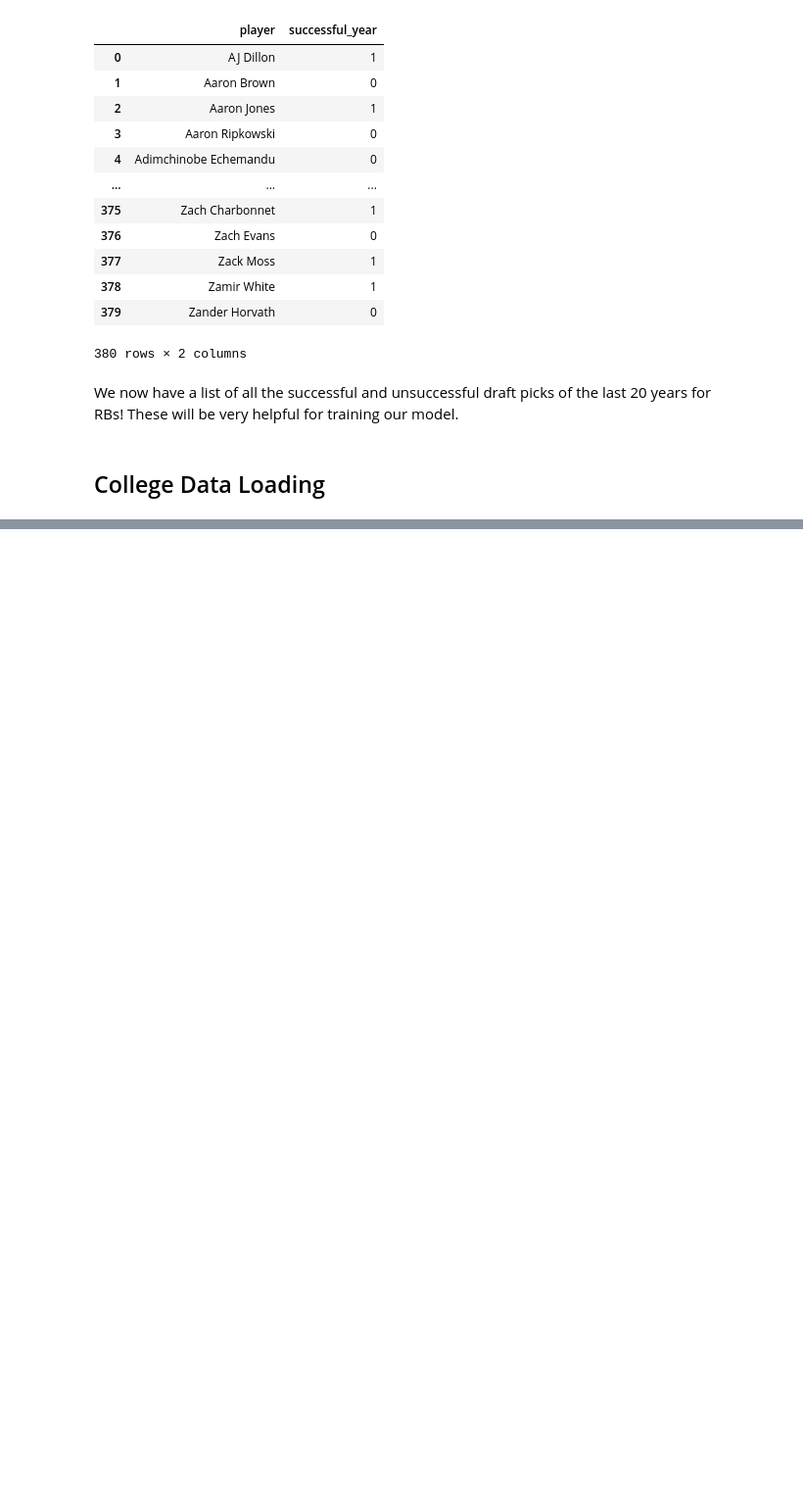
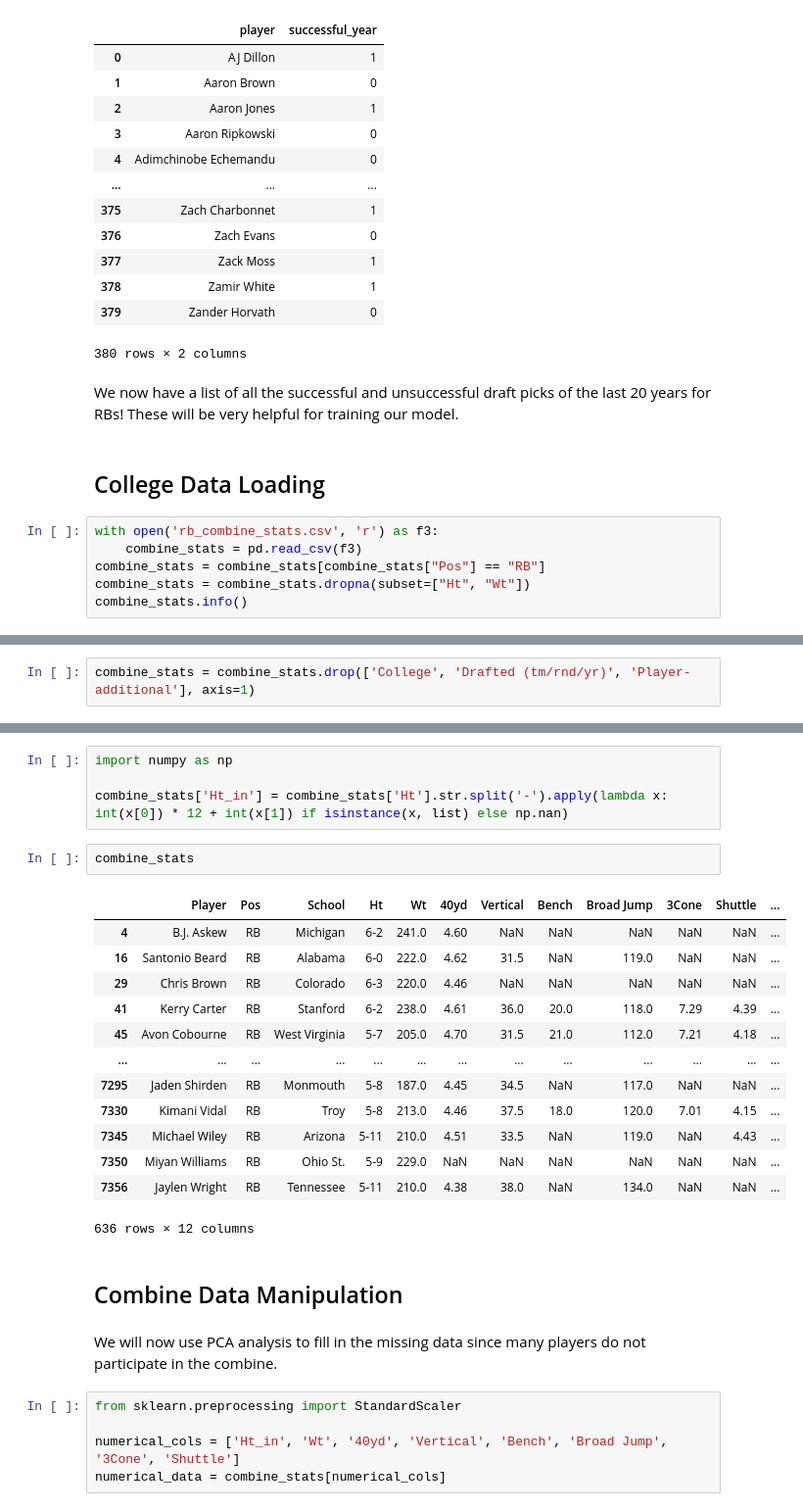
Before and after one commit to ncantalupa/NFL-Data-Mining-and-Analysis, a Jupyter notebook: rookie_rb_analysis.ipynb, the cells around one changed output, grey strips where cells are left out. Shown at 98% size. Drawn from its saved outputs; the diff is of its cells as text; blank space fills up the shorter version.

Commit message:
update analysis and years

```diff
--- a/rookie_rb_analysis.ipynb
+++ b/rookie_rb_analysis.ipynb
@@ -249,3 +249,9 @@ player_success
 We now have a list of all the successful and unsuccessful draft picks of the last 20 years for RBs! These will be very helpful for training our model.
 # %% [markdown]
 ## College Data Loading
+# %%
+with open('rb_combine_stats.csv', 'r') as f3:
+    combine_stats = pd.read_csv(f3)
+combine_stats = combine_stats[combine_stats["Pos"] == "RB"]
+combine_stats = combine_stats.dropna(subset=["Ht", "Wt"])
+combine_stats.info()
@@ -251,0 +276,2 @@ We now have a list of all the successful and unsuccessful draft picks of the las
+# %%
+combine_stats = combine_stats.drop(['College', 'Drafted (tm/rnd/yr)', 'Player-additional'], axis=1)
@@ -251,0 +287,29 @@ We now have a list of all the successful and unsuccessful draft picks of the las
+# %%
+import numpy as np
+
+combine_stats['Ht_in'] = combine_stats['Ht'].str.split('-').apply(lambda x: int(x[0]) * 12 + int(x[1]) if isinstance(x, list) else np.nan)
+# %%
+combine_stats
+# %% [output]
+|  | Player | Pos | School | Ht | Wt | 40yd | Vertical | Bench | Broad Jump | 3Cone | Shuttle | ... |
+| 4 | B.J. Askew | RB | Michigan | 6-2 | 241.0 | 4.60 | NaN | NaN | NaN | NaN | NaN | ... |
+| 16 | Santonio Beard | RB | Alabama | 6-0 | 222.0 | 4.62 | 31.5 | NaN | 119.0 | NaN | NaN | ... |
+| 29 | Chris Brown | RB | Colorado | 6-3 | 220.0 | 4.46 | NaN | NaN | NaN | NaN | NaN | ... |
+| 41 | Kerry Carter | RB | Stanford | 6-2 | 238.0 | 4.61 | 36.0 | 20.0 | 118.0 | 7.29 | 4.39 | ... |
+| 45 | Avon Cobourne | RB | West Virginia | 5-7 | 205.0 | 4.70 | 31.5 | 21.0 | 112.0 | 7.21 | 4.18 | ... |
+| ... | ... | ... | ... | ... | ... | ... | ... | ... | ... | ... | ... | ... |
+| 7295 | Jaden Shirden | RB | Monmouth | 5-8 | 187.0 | 4.45 | 34.5 | NaN | 117.0 | NaN | NaN | ... |
+| 7330 | Kimani Vidal | RB | Troy | 5-8 | 213.0 | 4.46 | 37.5 | 18.0 | 120.0 | 7.01 | 4.15 | ... |
+| 7345 | Michael Wiley | RB | Arizona | 5-11 | 210.0 | 4.51 | 33.5 | NaN | 119.0 | NaN | 4.43 | ... |
+| 7350 | Miyan Williams | RB | Ohio St. | 5-9 | 229.0 | NaN | NaN | NaN | NaN | NaN | NaN | ... |
+| 7356 | Jaylen Wright | RB | Tennessee | 5-11 | 210.0 | 4.38 | 38.0 | NaN | 134.0 | NaN | NaN | ... |
+636 rows × 12 columns
+# %% [markdown]
+## Combine Data Manipulation
+# %% [markdown]
+We will now use PCA analysis to fill in the missing data since many players do not participate in the combine.
+# %%
+from sklearn.preprocessing import StandardScaler
+
+numerical_cols = ['Ht_in', 'Wt', '40yd', 'Vertical', 'Bench', 'Broad Jump', '3Cone', 'Shuttle']
+numerical_data = combine_stats[numerical_cols]
```
Also changed, not shown: parts of 13 cells of this notebook, 1 other file.
